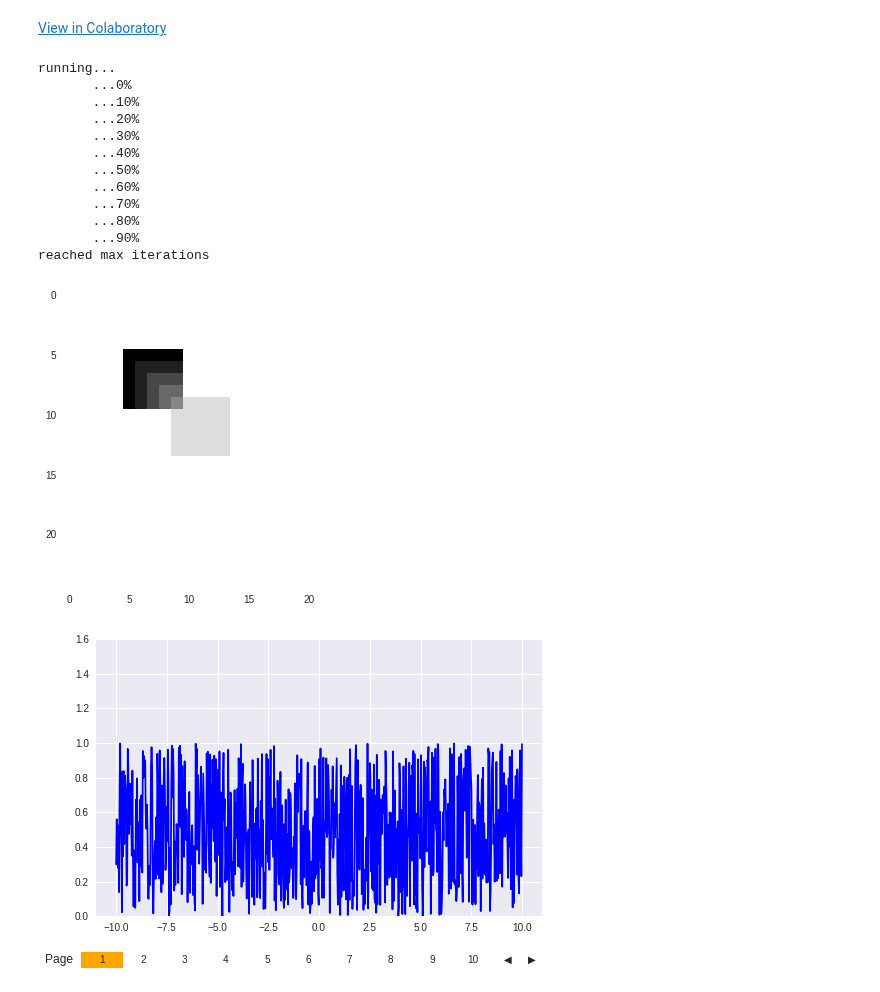
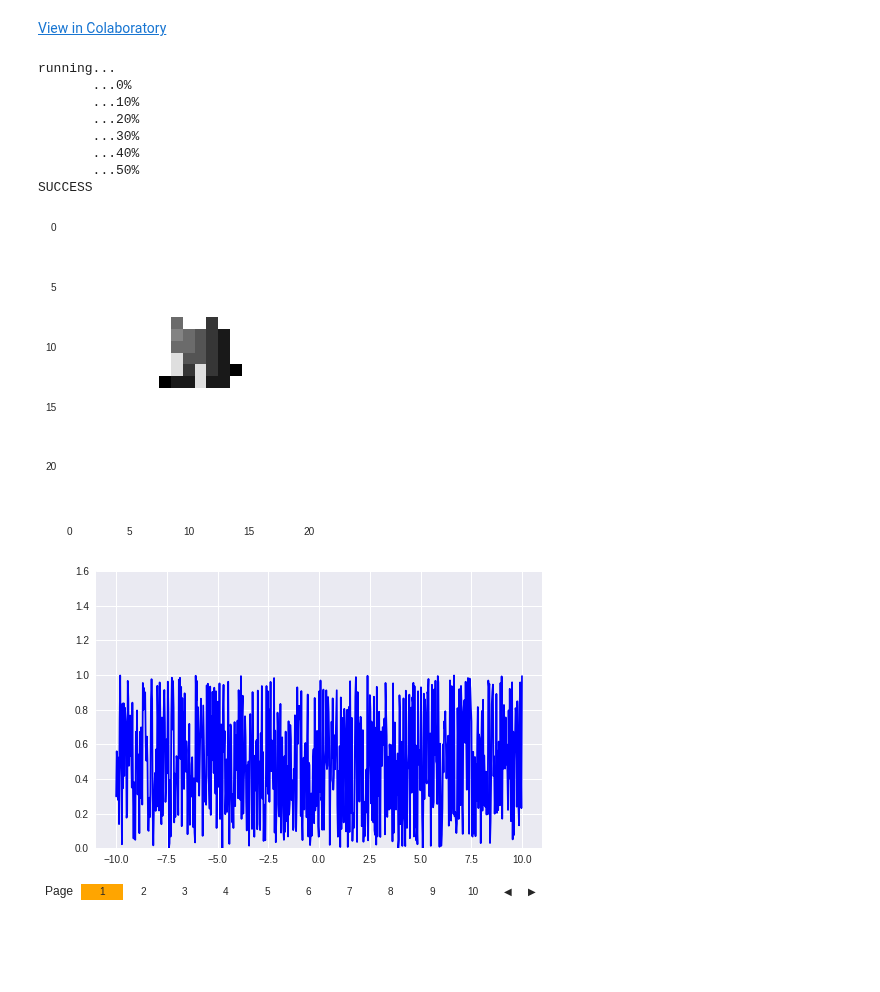
Before and after one commit to jpskycak/research_notebooks, a Jupyter notebook: modeling_programmable_self_assembly_with_cellular_automata.ipynb, the cells around one changed output. Cells and saved outputs as stored; diff of their text form; code cells hidden in the pictures; blank space fills up the shorter version.

```diff
--- a/modeling_programmable_self_assembly_with_cellular_automata.ipynb
+++ b/modeling_programmable_self_assembly_with_cellular_automata.ipynb
@@ -129,8 +129,6 @@ class Agents:
     ans = [p for p in ans if p in surr_in_grid]
     return ans
 
-  def neighbor_gradient_max(self,i):
-    return max([self.gradient[j] for j in self.neighbors[i]])
   def update_gradient(self):
     self.gradient = ['' for _ in self.agent_coordinates]
     i_source = self.is_source.index(True)
@@ -184,8 +182,10 @@ class Agents:
         if p0 in self.template_coordinates: # if inside the shape
           if p not in self.template_coordinates: # turn off if moving forward would leave the shape
             self.activity[i] = False
-          elif self.neighbor_gradient_max(i) == self.gradient[i]:
-            self.activity[i] = False # turn off if has neighbor with same gradient value
+          inactive_neighbors = [j for j in self.neighbors[i] if self.activity[j]==False]
+          if len(inactive_neighbors)>0:
+            if any([self.gradient[i] == self.gradient[j] for j in inactive_neighbors]): # turn off if inactive neighbor has same gradient value
+              self.activity[i] = False
 
     update_activity(i)
     if self.activity[i]: # forward edge-follow
@@ -199,7 +199,6 @@ class Agents:
         update_activity(i)
         if self.activity[i]:
           self.agent_coordinates[i] = p
-    self.update_gradient()
 
   def update_logarray(self,highlight_agents_by_index=[],contrast=0.666):
     grid = self.make_grid(highlight_agents_by_index=highlight_agents_by_index,contrast=contrast)
@@ -228,6 +227,7 @@ class Agents:
       orig_coordinates = self.agent_coordinates[i]
       self.update_activity_direction_coordinates(i)
       self.update_neighbors()
+      self.update_gradient()
       if self.agent_coordinates[i] == orig_coordinates:
         return False
       else:
@@ -294,7 +294,7 @@ class Agents:
         print 'reached max iterations'
 # %%
 a = Agents(L=5)
-a.run(max_iter=50,log_every=1)
+a.run(max_iter=100,log_every=1)
 # %% [output]
 running...
        ...0%
@@ -303,15 +303,11 @@ running...
        ...30%
        ...40%
        ...50%
-       ...60%
-       ...70%
-       ...80%
-       ...90%
-reached max iterations
+SUCCESS
 # %%
-a.plot(0)
+a.plot(-50)
 # %% [output]
-[figure, old version]
+[figure, new version]
 # %%
 # https://colab.research.google.com/notebooks/charts.ipynb#scrollTo=nv8P3UYm6SiQ
 # %%
```
